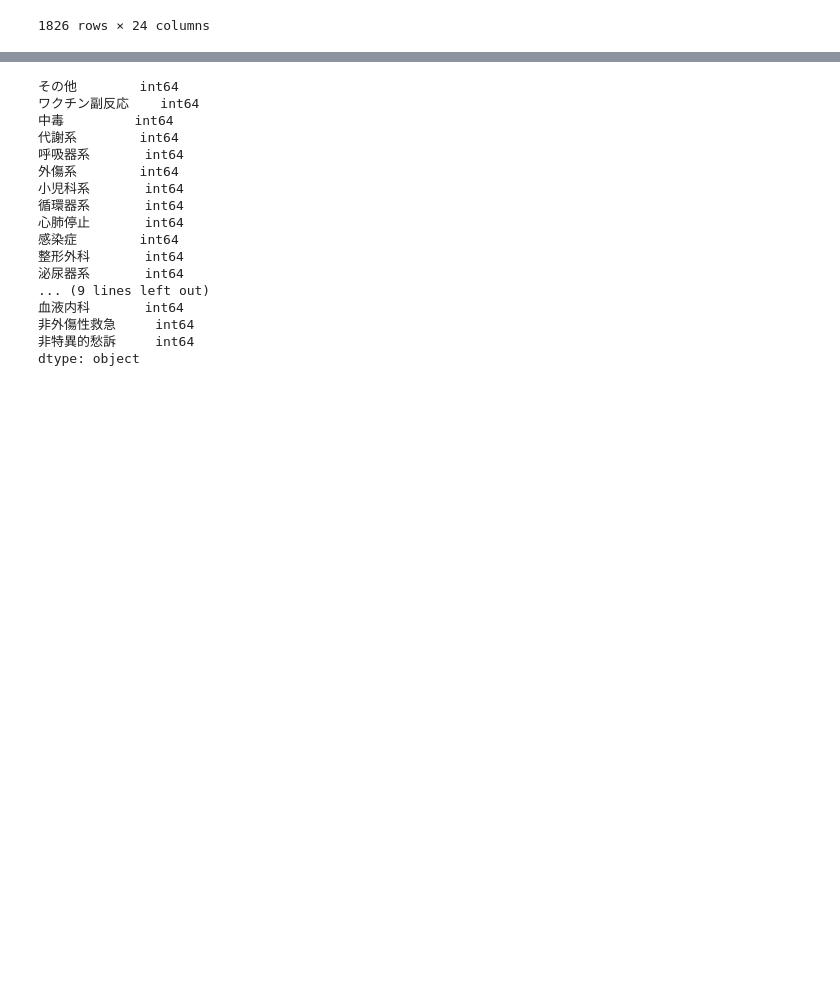
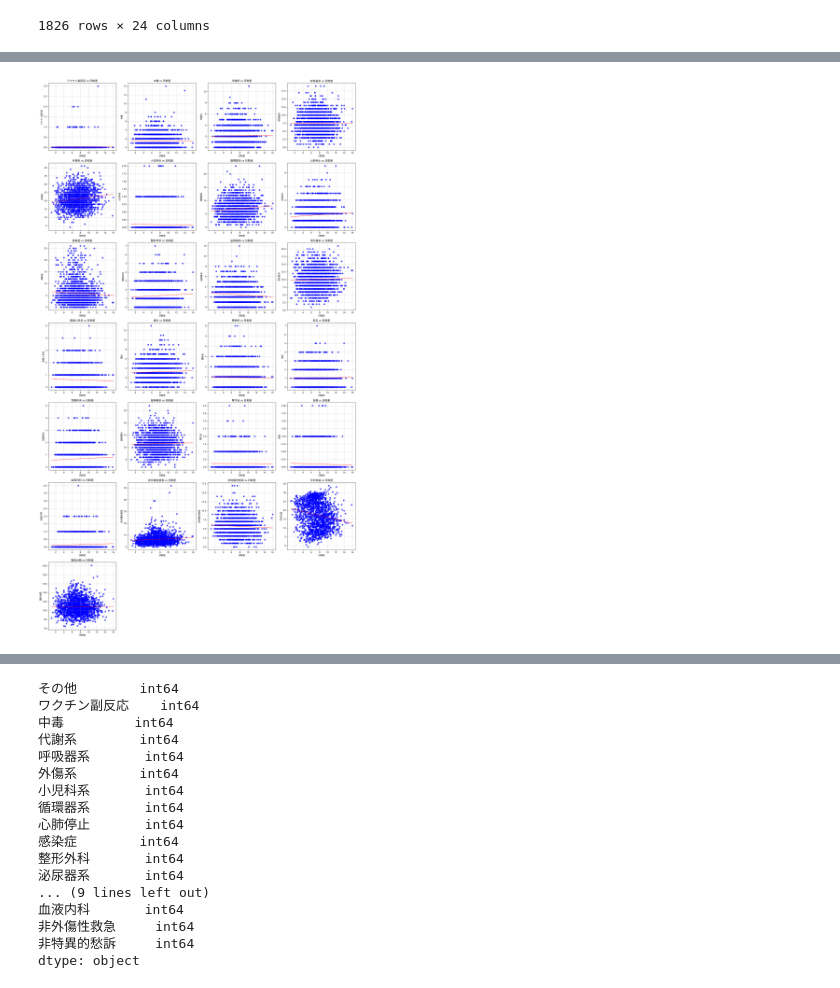
Before and after one commit to Methanon46/hm_ambulance, a Jupyter notebook: notebook/eda.ipynb, the cells around one changed output, grey strips where cells are left out. Cells and saved outputs as stored; diff of their text form; code cells hidden in the pictures; blank space fills up the shorter version.

```diff
--- a/notebook/eda.ipynb
+++ b/notebook/eda.ipynb
@@ -261,6 +261,7 @@ def aggregate_by_timeframe(df, category_column='category', datetime_column='date
 
     # 列名から'_'を削除
     summary.columns = [col.replace('_', '') for col in summary.columns]
+    summary.index = pd.to_datetime(summary.index)
 
     return summary
 # %%
@@ -344,3 +345,5 @@ df_tenki['date'] = df_tenki.index.date
 result_tenki = df_tenki.groupby('date')['気温(℃)'].agg(['mean', 'max', 'min'])
 # 列名を日本語に変更
 result_tenki.columns = ['平均気温', '最高気温', '最低気温']
+# 日較差（最高気温と最低気温の差）を計算して追加
+result_tenki['日較差'] = result_tenki['最高気温'] - result_tenki['最低気温']
@@ -363,0 +352,80 @@ result_tenki[""]
+# %%
+df_allinone = aggregate_by_timeframe(df_categolized, timeframe='day').join(result_tenki.drop(result_tenki.index[-1]))
+# %%
+import numpy as np
+
+# 全ての症例区分のカラム（気象データを除く）
+categories = df_allinone.columns[1:-4]  # 'timegroup'と気象データカラムを除外
+
+# 症例区分を合計して「搬送台数」列を作成
+df_allinone['搬送台数'] = df_allinone[categories].sum(axis=1)
+
+# カテゴリに「搬送台数」を追加
+categories = list(categories) + ['搬送台数']
+
+# 複数のサブプロットを作成
+n_categories = len(categories)
+n_cols = 4  # 1行あたりの図の数
+n_rows = (n_categories + n_cols - 1) // n_cols  # 必要な行数を計算
+
+# fig, axの形式でプロット作成
+fig, axes = plt.subplots(n_rows, n_cols, figsize=(20, 5 * n_rows))
+axes = axes.flatten()  # 2次元配列を1次元に変換
+
+# 各症例区分ごとに散布図を作成
+for i, category in enumerate(categories):
+    ax = axes[i]
+
+    # 散布図をプロット
+    ax.scatter(df_allinone['日較差'], df_allinone[category], color='blue', alpha=0.7)
+
+    # 回帰直線を追加（参考として）
+    if len(df_allinone) > 1:  # データが2点以上ある場合のみ回帰直線を描画
+        z = np.polyfit(df_allinone['日較差'], df_allinone[category], 1)
+        p = np.poly1d(z)
+        ax.plot(df_allinone['日較差'], p(df_allinone['日較差']), "r--", alpha=0.7)
+
+    # タイトルと軸ラベルを設定
+    ax.set_title(f'{category} vs 日較差')
+    ax.set_xlabel('日較差')
+    ax.set_ylabel(category)
+
+    # グリッドを追加
+    ax.grid(True, linestyle='--', alpha=0.7)
+
+# 余分なサブプロットを非表示にする
+for j in range(i + 1, len(axes)):
+    fig.delaxes(axes[j])
+
+# レイアウトを調整
+fig.tight_layout()
+plt.savefig('scatter_plots.png', dpi=300, bbox_inches='tight')
+plt.show()
+
+# 相関係数とp値を計算して表示
+from scipy import stats
+
+correlation_data = []
+for category in categories:
+    # ピアソン相関係数とp値を計算
+    corr, p_value = stats.pearsonr(df_allinone['日較差'], df_allinone[category])
+    # スピアマン相関係数も計算（順位相関）
+    rho, p_rho = stats.spearmanr(df_allinone['日較差'], df_allinone[category])
+
+    correlation_data.append({
+        '症例区分': category,
+        'ピアソン相関係数': corr,
+        'p値': p_value,
+        'スピアマン相関係数': rho,
+        'スピアマンp値': p_rho
+    })
+
+correlation_df = pd.DataFrame(correlation_data)
+correlation_df = correlation_df.sort_values('ピアソン相関係数', ascending=False)
+
+# 小数点以下の桁数を制限して表示
+pd.set_option('display.float_format', '{:.4f}'.format)
+print("日較差との相関係数と統計的有意性：")
+print(correlation_df)
+# %% [output]
+[figure, added]
```
Also changed, not shown: parts of 6 cells of this notebook, 1 other file.
